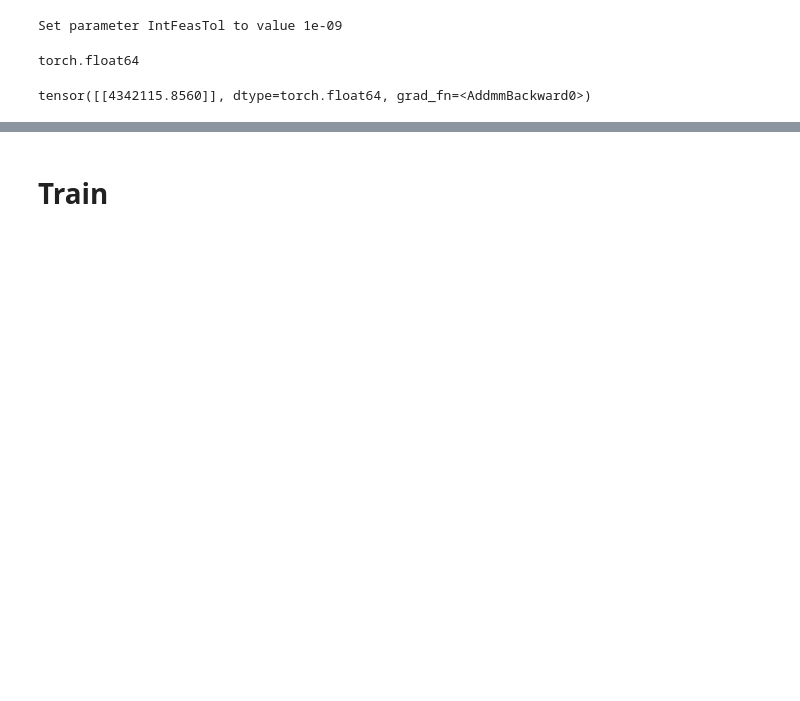
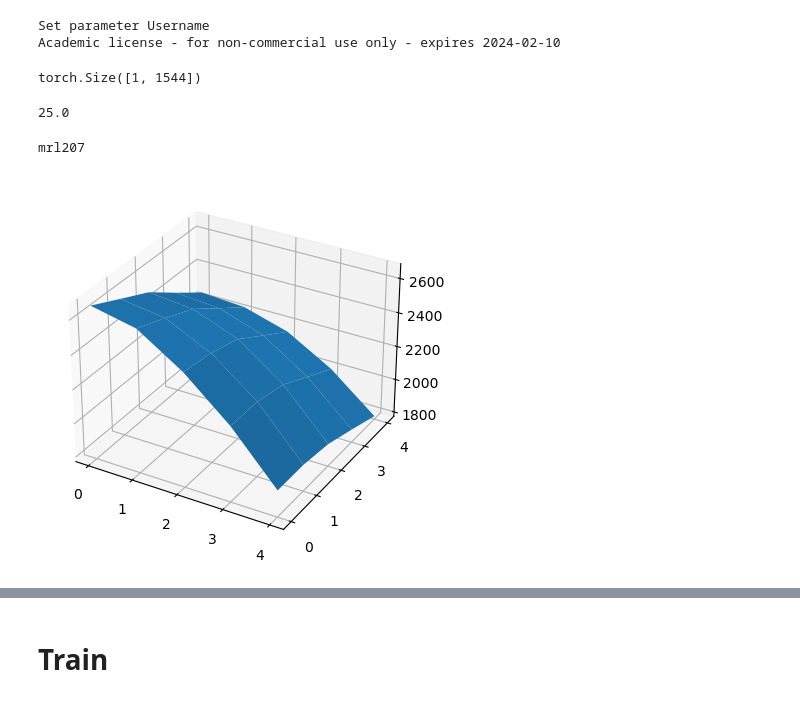
Before and after one commit to brunompacheco/early-fixing-oil-production, a Jupyter notebook: notebooks/0.1-bmp-surrogate-model.ipynb, the cells around one changed output, grey strips where cells are left out. Cells and saved outputs as stored; diff of their text form; code cells hidden in the pictures; blank space fills up the shorter version.

Commit message:
results with 100 wells

```diff
--- a/notebooks/0.1-bmp-surrogate-model.ipynb
+++ b/notebooks/0.1-bmp-surrogate-model.ipynb
@@ -37,26 +44,53 @@ for n in ef_objs.keys():
         X.append((n, c_mbd, gl_mbd))
         y.append(ef_objs[n][c1, c2, gl1, gl2])
 # %%
-well, c_mbd, gl_mbd = X[0]
+well_name, c_mbd, gl_mbd = X[0]
 
-model = get_model([well,])
+with open('../data/raw/'+well_name+'.pkl', 'rb') as f:
+    well = pickle.load(f)
+
+model = get_model([well,], avoid_infeasible=False)
 
 A = model.getA().toarray()
 b = np.array(model.getAttr('rhs'))
-
 
 A = torch.from_numpy(A).unsqueeze(0)
 b = torch.from_numpy(b).unsqueeze(0)
 z_c = torch.from_numpy(c_mbd).unsqueeze(0)
 z_gl = torch.from_numpy(gl_mbd).unsqueeze(0)
 
-torch.hstack([A.flatten(1), b, z_c, z_gl]).dtype
+x = torch.hstack([A.flatten(1), b, z_c, z_gl])
+x.shape
 # %% [output]
-Set parameter IntFeasTol to value 1e-09
+Set parameter Username
+Academic license - for non-commercial use only - expires 2024-02-10
-torch.float64
+torch.Size([1, 1544])
-# %%
-net = ObjSurrogate().double()
-
-net(A, b, z_c, z_gl)
-# %% [output]
-tensor([[4342115.8560]], dtype=torch.float64, grad_fn=<AddmmBackward0>)
+# %%
+len(X) / 116
+# %% [output]
+25.0
+# %%
+# C, GL = get_C_GL(None)
+
+# well_name = list(ef_objs.keys())[116]
+well_name = 'mrl207'
+
+C = np.arange(len(c_mbd))
+GL = np.arange(len(gl_mbd))
+
+C, GL = np.meshgrid(C, GL)
+
+Obj = -1 * np.ones(C.shape)
+Obj
+
+for (n, c_mbd, gl_mbd), obj in zip(X, y):
+    if n == well_name:
+        Obj[c_mbd.argmax(), gl_mbd.argmax()] = obj
+
+print(well_name)
+fig, ax = plt.subplots(subplot_kw={"projection": "3d"})
+ax.plot_surface(GL, C, Obj)
+plt.show()
+# %% [output]
+mrl207
+[figure, added]
```
Also changed, not shown: parts of 17 cells of this notebook, 10 other files.
